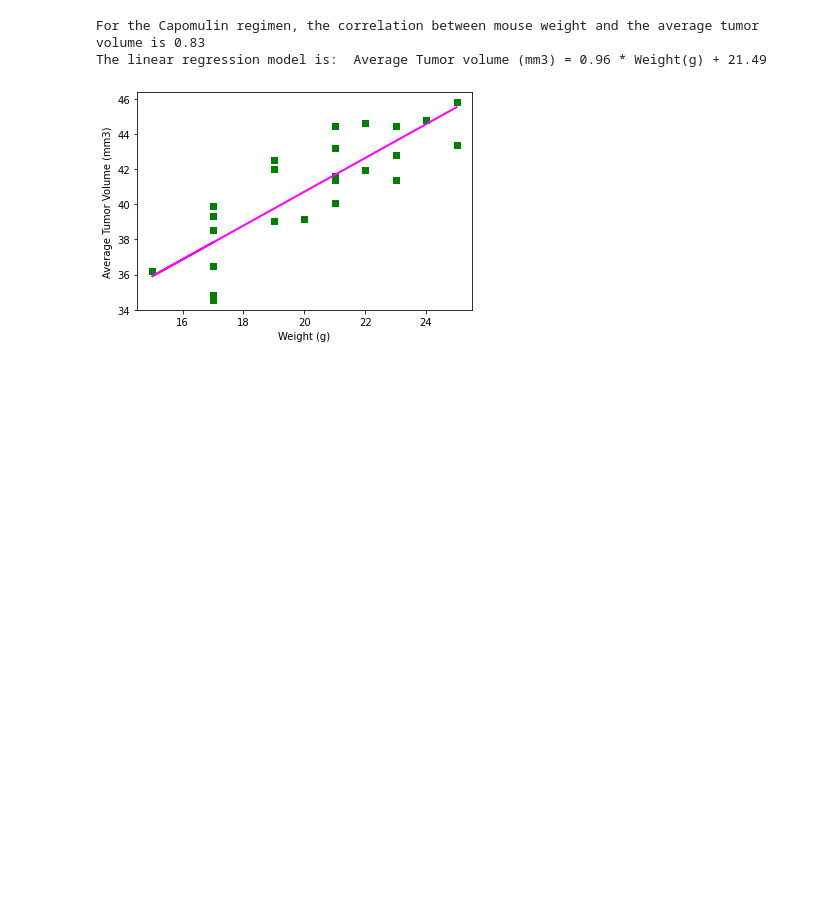
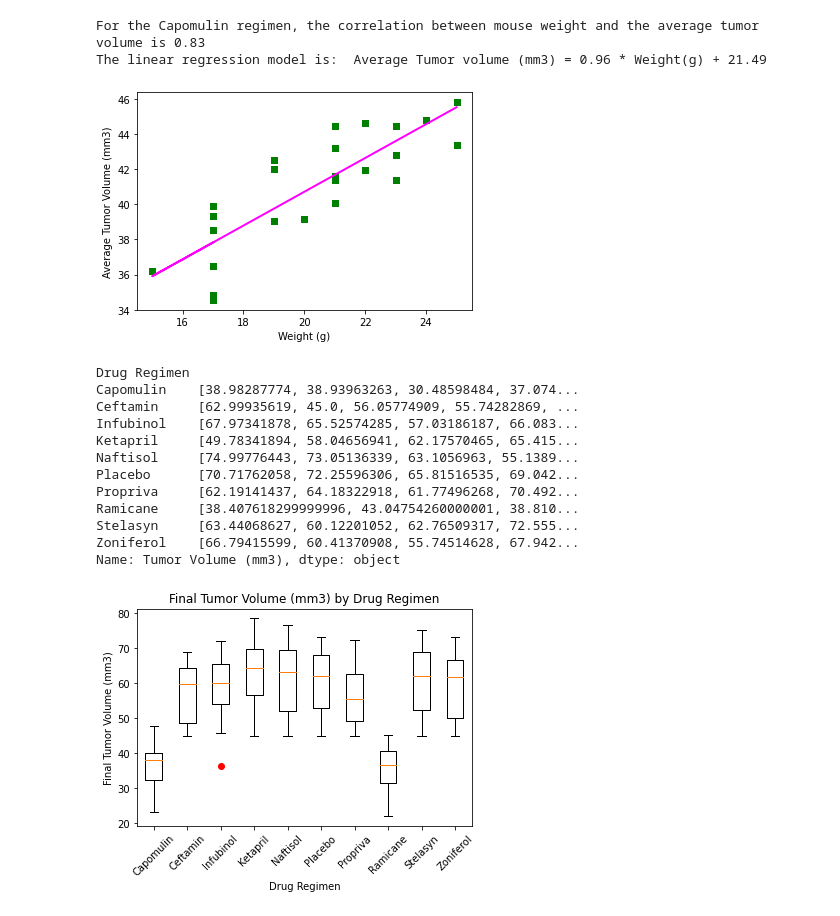
Before and after one commit to ChristyGruen/matplotlib-challenge, a Jupyter notebook: Pymaceuticals/pymaceuticals_Report.ipynb, the cells around one changed output. Cells and saved outputs as stored; diff of their text form; code cells hidden in the pictures; blank space fills up the shorter version.

```diff
--- a/Pymaceuticals/pymaceuticals_Report.ipynb
+++ b/Pymaceuticals/pymaceuticals_Report.ipynb
@@ -687,3 +609,41 @@ plt.show()
 For the Capomulin regimen, the correlation between mouse weight and the average tumor volume is 0.83
 The linear regression model is:  Average Tumor volume (mm3) = 0.96 * Weight(g) + 21.49
 [figure]
+# %%
+# # Calculate the IQR and quantitatively determine if there are any potential outliers.
+
+
+    # Locate the rows which contain mice on each drug and get the tumor volumes
+    #create dataframe with only the fourtreats
+# fourmmtv = mmtv.loc[mmtv['Drug Regimen'].isin(fourtreats)]
+# fourmmtv
+# # Generate a box plot that shows the distrubution of the tumor volume for each treatment group using agg(list)
+# A box plot is generated that shows the distribution of the final tumor volume for all the mice in each treatment group. (5 points)
+#https://matplotlib.org/stable/api/markers_api.html
+
+alltreatTV = mmtv.groupby('Drug Regimen')['Tumor Volume (mm3)'].agg(list)
+print(alltreatTV)
+type(alltreatTV)
+
+fig1,ax1 = plt.subplots()
+ax1.set_ylabel('Final Tumor Volume (mm3)')
+ax1.set_xlabel('Drug Regimen')
+ax1.set_title('Final Tumor Volume (mm3) by Drug Regimen')
+ax1.boxplot(alltreatTV,0,'ro',labels = alltreatTV.index)
+plt.xticks(rotation= 45)
+# ax1.boxplot(finalTV)
+plt.show()
+# %% [output]
+Drug Regimen
+Capomulin    [38.98287774, 38.93963263, 30.48598484, 37.074...
+Ceftamin     [62.99935619, 45.0, 56.05774909, 55.74282869, ...
+Infubinol    [67.97341878, 65.52574285, 57.03186187, 66.083...
+Ketapril     [49.78341894, 58.04656941, 62.17570465, 65.415...
+Naftisol     [74.99776443, 73.05136339, 63.1056963, 55.1389...
+Placebo      [70.71762058, 72.25596306, 65.81516535, 69.042...
+Propriva     [62.19141437, 64.18322918, 61.77496268, 70.492...
+Ramicane     [38.407618299999996, 43.04754260000001, 38.810...
+Stelasyn     [63.44068627, 60.12201052, 62.76509317, 72.555...
+Zoniferol    [66.79415599, 60.41370908, 55.74514628, 67.942...
+Name: Tumor Volume (mm3), dtype: object
+[figure, added]
```
Also changed, not shown: parts of 3 cells of this notebook, 2 other files.
